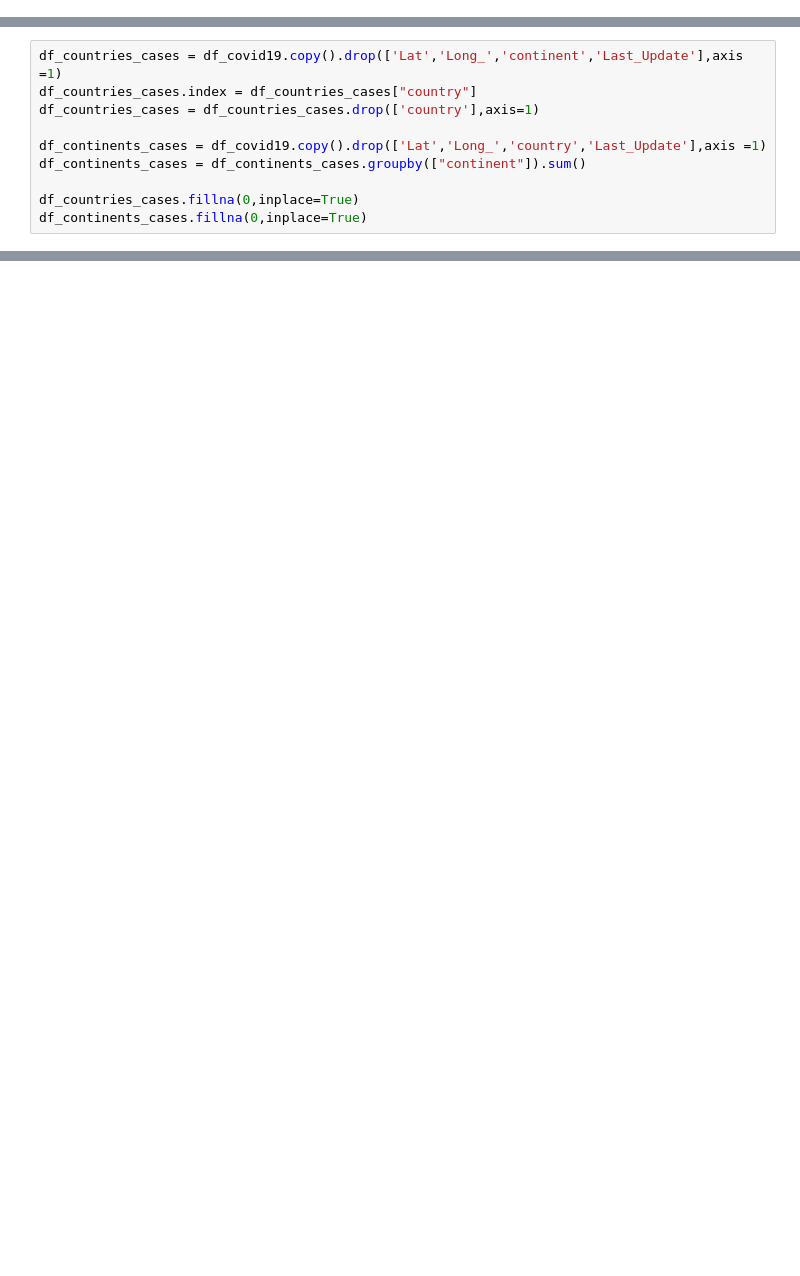
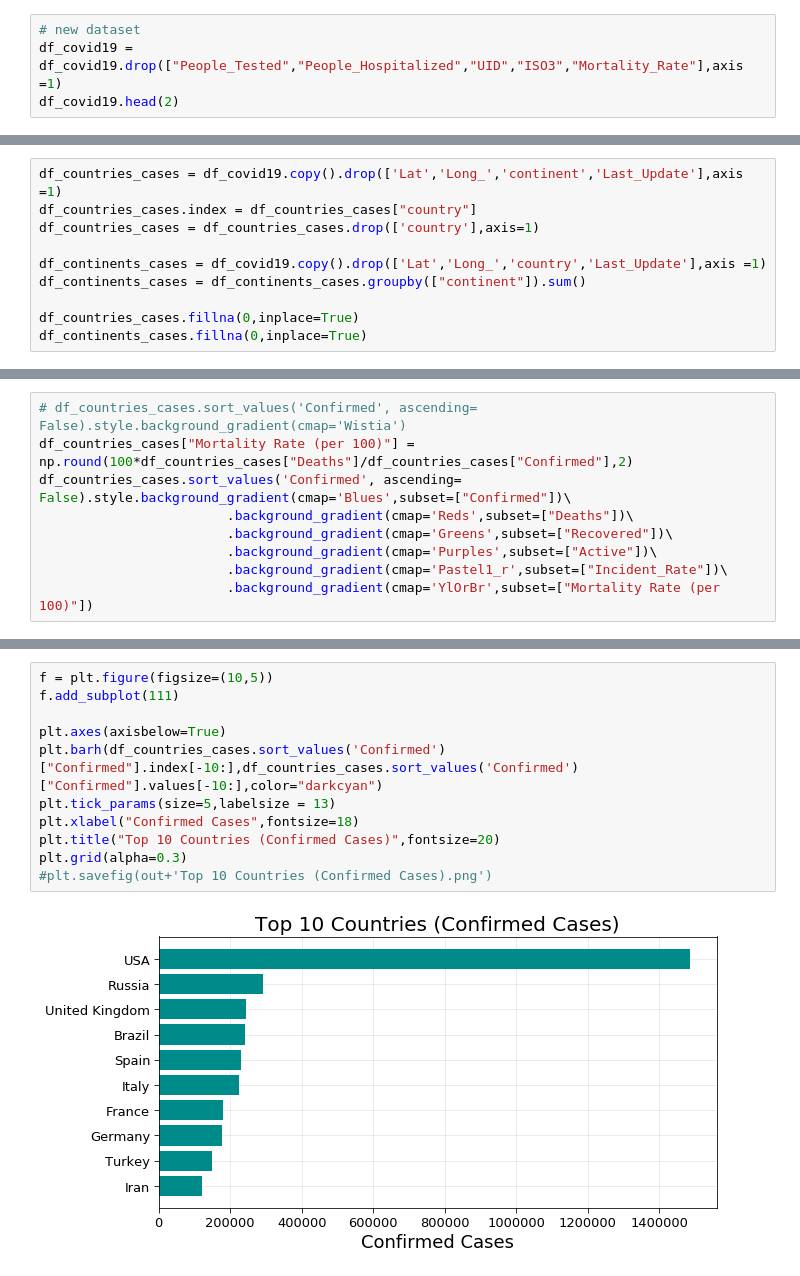
Before and after one commit to harishmalan/coivd19_analysis, a Jupyter notebook: covid19.ipynb, the cells around one changed output, grey strips where cells are left out. Cells and saved outputs as stored; diff of their text form; blank space fills up the shorter version.

```diff
--- a/covid19.ipynb
+++ b/covid19.ipynb
@@ -9,3 +14,7 @@ df_confirmed = pd.read_csv('https://raw.githubusercontent.com/CSSEGISandData/COV
 df_deaths = pd.read_csv('https://raw.githubusercontent.com/CSSEGISandData/COVID-19/master/csse_covid_19_data/csse_covid_19_time_series/time_series_covid19_deaths_global.csv')
 df_covid19 = pd.read_csv("https://raw.githubusercontent.com/CSSEGISandData/COVID-19/web-data/data/cases_country.csv")
 df_table = pd.read_csv("https://raw.githubusercontent.com/CSSEGISandData/COVID-19/web-data/data/cases_time.csv",parse_dates=['Last_Update'])
+# %%
+# new dataset
+df_covid19 = df_covid19.drop(["People_Tested","People_Hospitalized","UID","ISO3","Mortality_Rate"],axis =1)
+df_covid19.head(2)
@@ -209,0 +127,9 @@ df_continents_cases.fillna(0,inplace=True)
+# %%
+# df_countries_cases.sort_values('Confirmed', ascending= False).style.background_gradient(cmap='Wistia')
+df_countries_cases["Mortality Rate (per 100)"] = np.round(100*df_countries_cases["Deaths"]/df_countries_cases["Confirmed"],2)
+df_countries_cases.sort_values('Confirmed', ascending= False).style.background_gradient(cmap='Blues',subset=["Confirmed"])\
+                        .background_gradient(cmap='Reds',subset=["Deaths"])\
+                        .background_gradient(cmap='Greens',subset=["Recovered"])\
+                        .background_gradient(cmap='Purples',subset=["Active"])\
+                        .background_gradient(cmap='Pastel1_r',subset=["Incident_Rate"])\
+                        .background_gradient(cmap='YlOrBr',subset=["Mortality Rate (per 100)"])
@@ -209,0 +155,13 @@ df_continents_cases.fillna(0,inplace=True)
+# %%
+f = plt.figure(figsize=(10,5))
+f.add_subplot(111)
+
+plt.axes(axisbelow=True)
+plt.barh(df_countries_cases.sort_values('Confirmed')["Confirmed"].index[-10:],df_countries_cases.sort_values('Confirmed')["Confirmed"].values[-10:],color="darkcyan")
+plt.tick_params(size=5,labelsize = 13)
+plt.xlabel("Confirmed Cases",fontsize=18)
+plt.title("Top 10 Countries (Confirmed Cases)",fontsize=20)
+plt.grid(alpha=0.3)
+#plt.savefig(out+'Top 10 Countries (Confirmed Cases).png')
+# %% [output]
+[figure, added]
```
Also changed, not shown: parts of 16 cells of this notebook, 1 other file.
